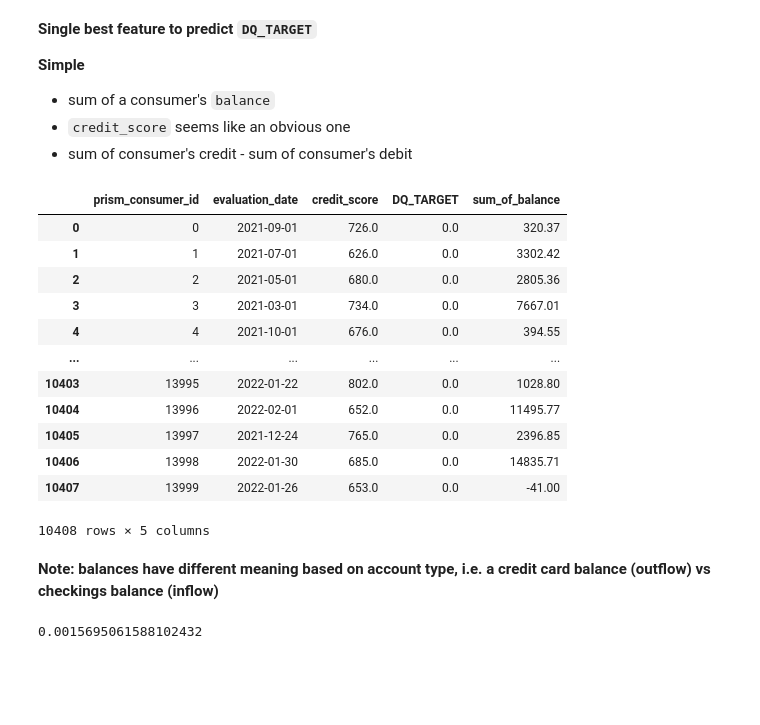
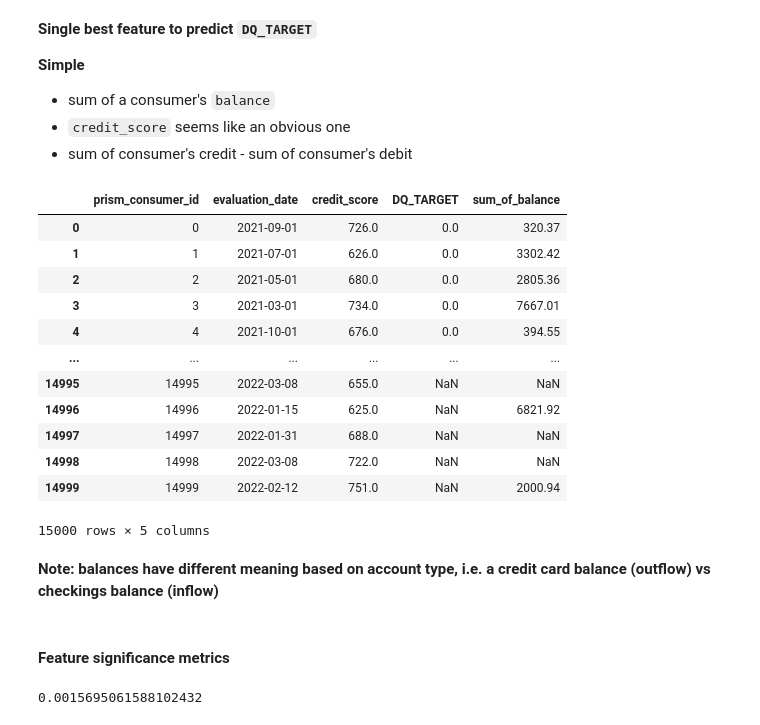
Before and after one commit to danielrmathew/prism-data-credit, a Jupyter notebook: src/notebooks/drm_notebook_q2.ipynb, the cells around one changed output. Drawn from its saved outputs; the diff is of its cells as text; code cells hidden in the pictures; blank space fills up the shorter version.

```diff
--- a/src/notebooks/drm_notebook_q2.ipynb
+++ b/src/notebooks/drm_notebook_q2.ipynb
@@ -129,25 +128,29 @@ import scipy
 debit_cats = set(trxn_df[trxn_df['credit_or_debit'] == 'DEBIT']['category'].value_counts().index)
 credit_cats = set(trxn_df[trxn_df['credit_or_debit'] == 'CREDIT']['category'].value_counts().index)
 # %%
+# creating sum of balances feature
 sum_of_balance = pd.DataFrame(acct_df.groupby('prism_consumer_id')['balance'].sum()) \
                    .rename(columns={'balance': 'sum_of_balance'}).reset_index()
-cons_sum_balance_df = cons_df_no_na.merge(sum_of_balance, left_on='prism_consumer_id', right_on='prism_consumer_id')
+# use left outer join because we want features for all consumers even if it is NA for now
+features_df = cons_df.merge(sum_of_balance, left_on='prism_consumer_id', right_on='prism_consumer_id', how='left')
 # %%
-cons_sum_balance_df
+features_df
 # %% [output]
 |  | prism_consumer_id | evaluation_date | credit_score | DQ_TARGET | sum_of_balance |
 | 0 | 0 | 2021-09-01 | 726.0 | 0.0 | 320.37 |
 | 1 | 1 | 2021-07-01 | 626.0 | 0.0 | 3302.42 |
 | 2 | 2 | 2021-05-01 | 680.0 | 0.0 | 2805.36 |
 | 3 | 3 | 2021-03-01 | 734.0 | 0.0 | 7667.01 |
 | 4 | 4 | 2021-10-01 | 676.0 | 0.0 | 394.55 |
 | ... | ... | ... | ... | ... | ... |
-| 10403 | 13995 | 2022-01-22 | 802.0 | 0.0 | 1028.80 |
-| 10404 | 13996 | 2022-02-01 | 652.0 | 0.0 | 11495.77 |
-| 10405 | 13997 | 2021-12-24 | 765.0 | 0.0 | 2396.85 |
-| 10406 | 13998 | 2022-01-30 | 685.0 | 0.0 | 14835.71 |
-| 10407 | 13999 | 2022-01-26 | 653.0 | 0.0 | -41.00 |
+| 14995 | 14995 | 2022-03-08 | 655.0 | NaN | NaN |
+| 14996 | 14996 | 2022-01-15 | 625.0 | NaN | 6821.92 |
+| 14997 | 14997 | 2022-01-31 | 688.0 | NaN | NaN |
+| 14998 | 14998 | 2022-03-08 | 722.0 | NaN | NaN |
+| 14999 | 14999 | 2022-02-12 | 751.0 | NaN | 2000.94 |
-10408 rows × 5 columns
+15000 rows × 5 columns
 # %% [markdown]
 **Note: balances have different meaning based on account type, i.e. a credit card balance (outflow) vs checkings balance (inflow)**
+# %% [markdown]
+#### Feature significance metrics
 # %%
```
Also changed, not shown: parts of 26 cells of this notebook.
